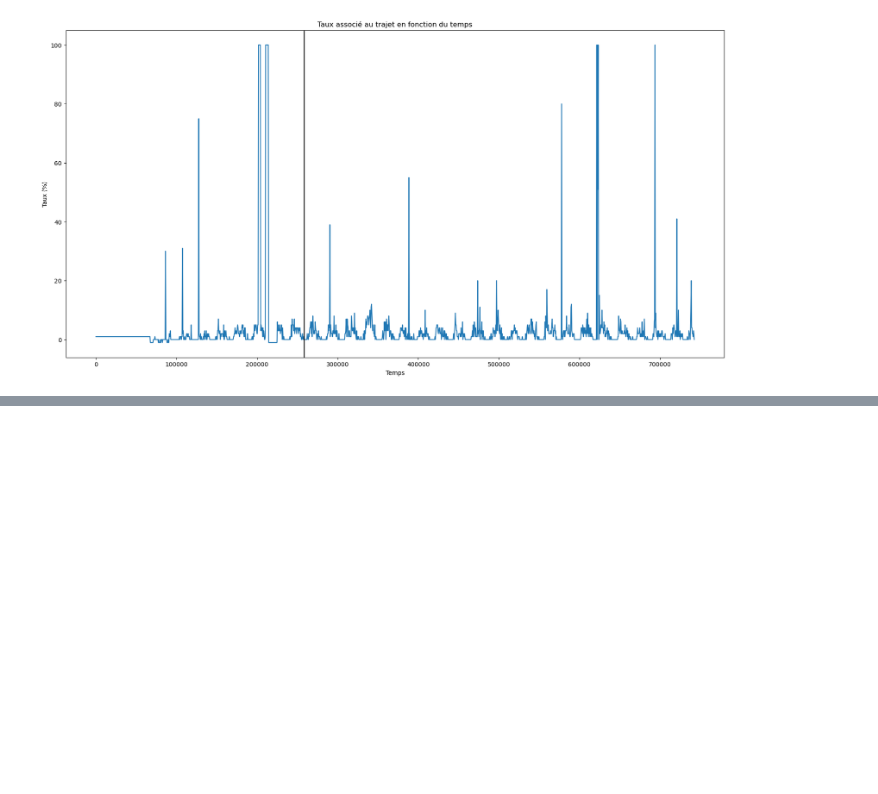
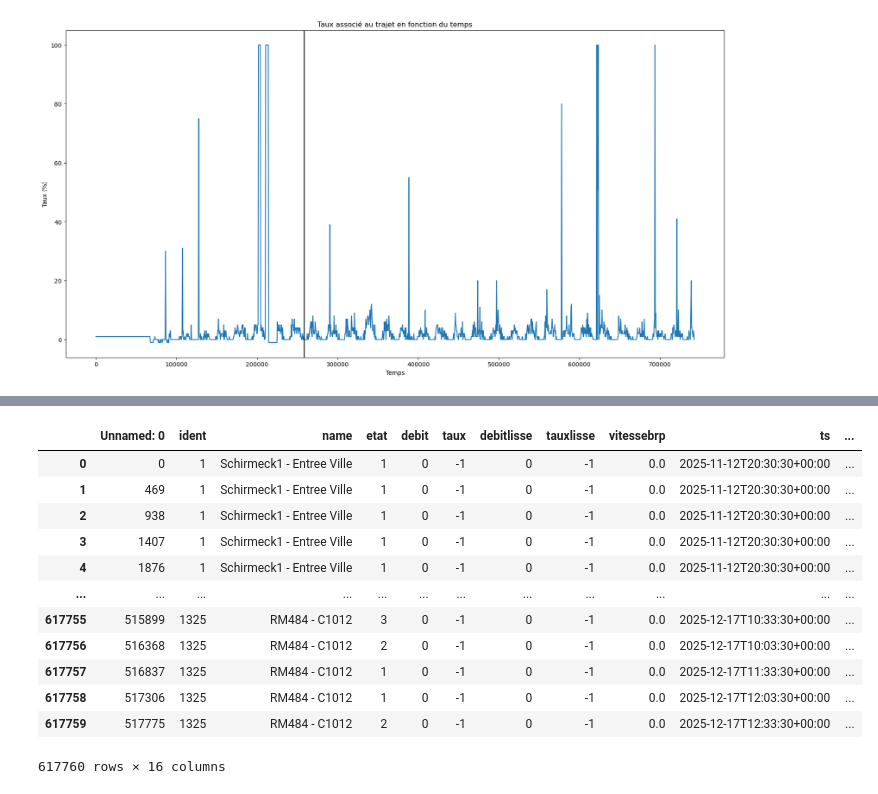
Before and after one commit to emiliejd/project_MCNDU, a Jupyter notebook: Exploitation_Graphique_Strasbourg.ipynb, the cells around one changed output, grey strips where cells are left out. Drawn from its saved outputs; the diff is of its cells as text; code cells hidden in the pictures; blank space fills up the shorter version.

```diff
--- a/Exploitation_Graphique_Strasbourg.ipynb
+++ b/Exploitation_Graphique_Strasbourg.ipynb
@@ -119,0 +144,16 @@ plt.show()
+# %%
+SIRAC_avec_zone
+# %% [output]
+|  | Unnamed: 0 | ident | name | etat | debit | taux | debitlisse | tauxlisse | vitessebrp | ts | ... |
+| 0 | 0 | 1 | Schirmeck1 - Entree Ville | 1 | 0 | -1 | 0 | -1 | 0.0 | 2025-11-12T20:30:30+00:00 | ... |
+| 1 | 469 | 1 | Schirmeck1 - Entree Ville | 1 | 0 | -1 | 0 | -1 | 0.0 | 2025-11-12T20:30:30+00:00 | ... |
+| 2 | 938 | 1 | Schirmeck1 - Entree Ville | 1 | 0 | -1 | 0 | -1 | 0.0 | 2025-11-12T20:30:30+00:00 | ... |
+| 3 | 1407 | 1 | Schirmeck1 - Entree Ville | 1 | 0 | -1 | 0 | -1 | 0.0 | 2025-11-12T20:30:30+00:00 | ... |
+| 4 | 1876 | 1 | Schirmeck1 - Entree Ville | 1 | 0 | -1 | 0 | -1 | 0.0 | 2025-11-12T20:30:30+00:00 | ... |
+| ... | ... | ... | ... | ... | ... | ... | ... | ... | ... | ... | ... |
+| 617755 | 515899 | 1325 | RM484 - C1012 | 3 | 0 | -1 | 0 | -1 | 0.0 | 2025-12-17T10:33:30+00:00 | ... |
+| 617756 | 516368 | 1325 | RM484 - C1012 | 2 | 0 | -1 | 0 | -1 | 0.0 | 2025-12-17T10:03:30+00:00 | ... |
+| 617757 | 516837 | 1325 | RM484 - C1012 | 1 | 0 | -1 | 0 | -1 | 0.0 | 2025-12-17T11:33:30+00:00 | ... |
+| 617758 | 517306 | 1325 | RM484 - C1012 | 1 | 0 | -1 | 0 | -1 | 0.0 | 2025-12-17T12:03:30+00:00 | ... |
+| 617759 | 517775 | 1325 | RM484 - C1012 | 2 | 0 | -1 | 0 | -1 | 0.0 | 2025-12-17T12:33:30+00:00 | ... |
+617760 rows × 16 columns
```
Also changed, not shown: parts of 10 cells of this notebook.
